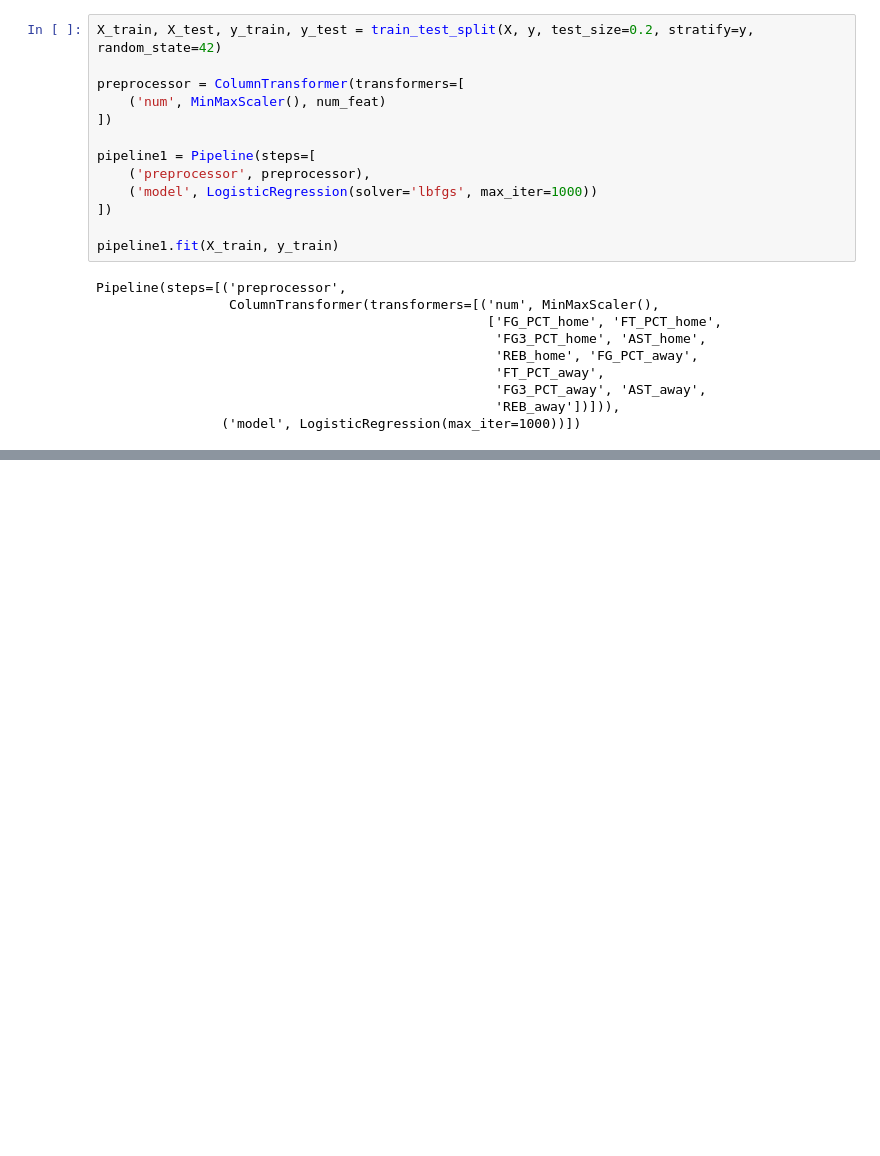
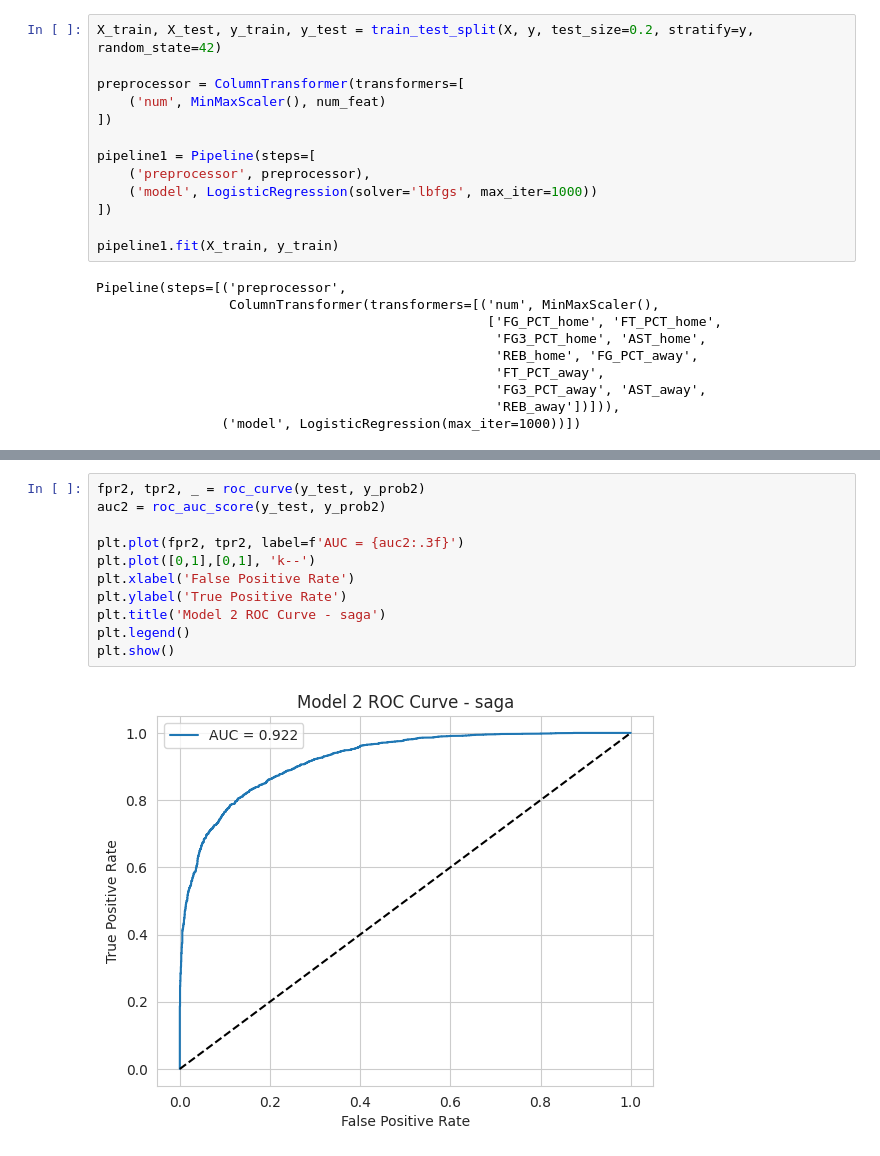
Before and after one commit to aelias5438/Final_Project_DS3021, a Jupyter notebook: FinalLab.ipynb, the cells around one changed output, grey strips where cells are left out. Drawn from its saved outputs; the diff is of its cells as text; blank space fills up the shorter version.

```diff
--- a/FinalLab.ipynb
+++ b/FinalLab.ipynb
@@ -216,0 +239,13 @@ weighted avg       0.84      0.84      0.84      5311
+# %%
+fpr2, tpr2, _ = roc_curve(y_test, y_prob2)
+auc2 = roc_auc_score(y_test, y_prob2)
+
+plt.plot(fpr2, tpr2, label=f'AUC = {auc2:.3f}')
+plt.plot([0,1],[0,1], 'k--')
+plt.xlabel('False Positive Rate')
+plt.ylabel('True Positive Rate')
+plt.title('Model 2 ROC Curve - saga')
+plt.legend()
+plt.show()
+# %% [output]
+[figure, added]
```
Also changed, not shown: parts of 9 cells of this notebook.
